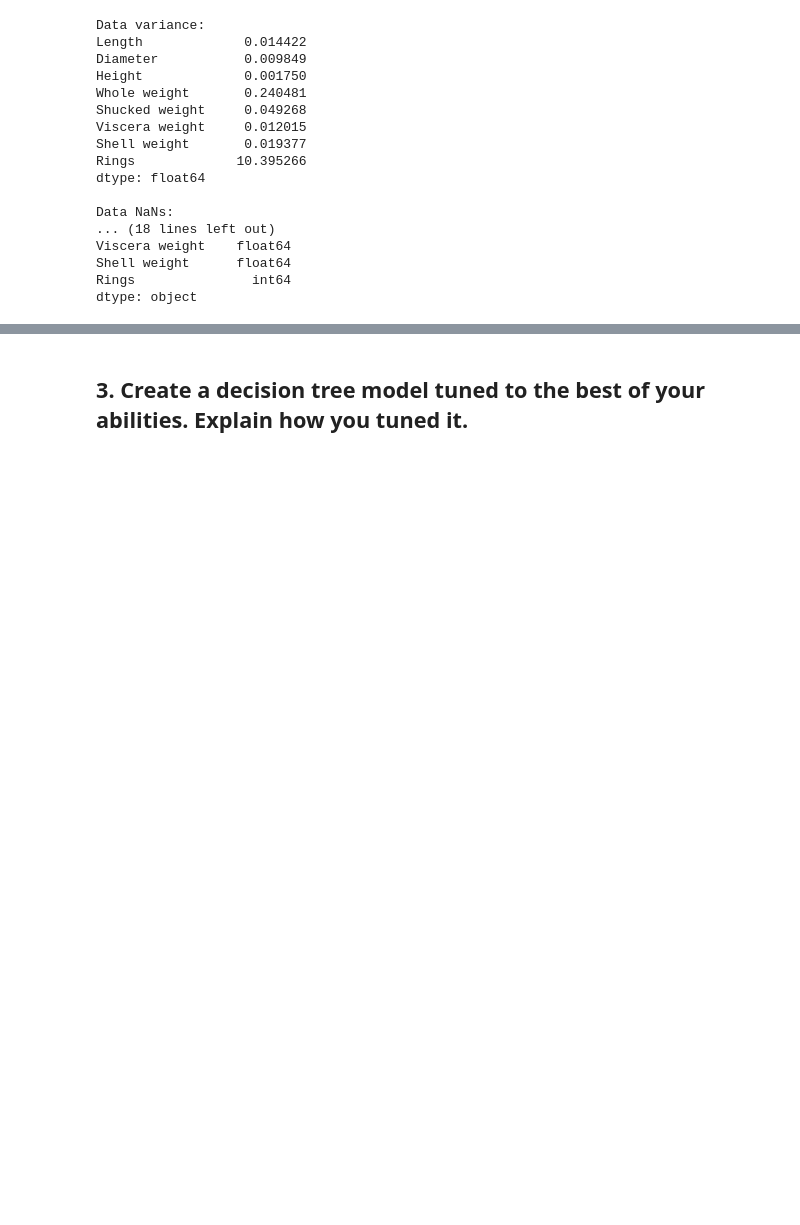
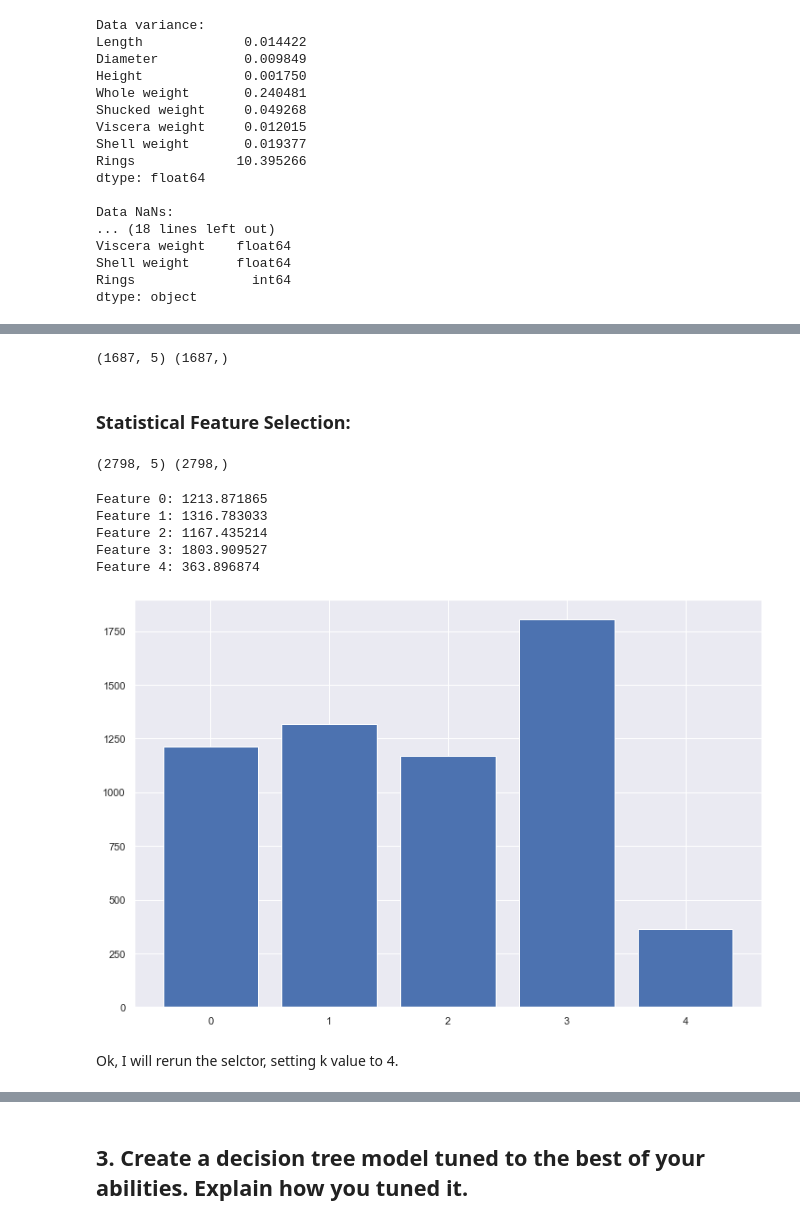
Before and after one commit to N-J-Miller/Week_17, a Jupyter notebook: Week_17_Homework.ipynb, the cells around one changed output, grey strips where cells are left out. Drawn from its saved outputs; the diff is of its cells as text; code cells hidden in the pictures; blank space fills up the shorter version.

```diff
--- a/Week_17_Homework.ipynb
+++ b/Week_17_Homework.ipynb
@@ -191,0 +254,3 @@ Obviously the many weight columns have strong multicolinnearity. I will have to
+# %%
+abalone6 = abalone.drop(['Whole weight', 'Viscera weight', 'Shucked weight'],axis=1)
+abalone6
@@ -191,0 +352,52 @@ Obviously the many weight columns have strong multicolinnearity. I will have to
+# %%
+# Split my new dataframe into training and test sets:
+# prepare my X and y:
+X_t = abalone_t.drop('Age in years',axis=1).values
+y_t= abalone_t['Age in years'].values
+
+# Split into training and test sets:
+X_train_t, X_test_t, y_train_t, y_test_t = train_test_split(X_t, y_t, test_size = 0.33, random_state=42)
+# Examine shape of the training dataset:
+print(X_train_t.shape, y_train_t.shape)
+# %% [output]
+(1687, 5) (1687,)
+# %% [markdown]
+### Statistical Feature Selection:
+# %%
+# Split my whole dataset into training and test sets:
+# prepare my X and y:
+X_w = abalone6.drop('Age in years',axis=1).values
+y_w= abalone6['Age in years'].values
+
+# Split into training and test sets:
+X_train_w, X_test_w, y_train_w, y_test_w = train_test_split(X_w, y_w, test_size = 0.33, random_state=42)
+# Examine shape of the training dataset:
+print(X_train_w.shape, y_train_w.shape)
+# %% [output]
+(2798, 5) (2798,)
+# %%
+# For Whole Dataset:
+#Instantiate my feature selector:
+fsw = SelectKBest(score_func=f_regression, k=4)
+# Fit training data
+fsw.fit(X_train_w,y_train_w)
+# transform train input data
+X_train_fsw = fsw.transform(X_train_w)
+#transform test input data
+X_test_fsw = fsw.transform(X_test_w)
+# %%
+# what are scores for the features
+for i in range(len(fsw.scores_)):
+	print('Feature %d: %f' % (i, fsw.scores_[i]))
+# plot the scores
+plt.bar([i for i in range(len(fsw.scores_))], fsw.scores_)
+plt.show()
+# %% [output]
+Feature 0: 1213.871865
+Feature 1: 1316.783033
+Feature 2: 1167.435214
+Feature 3: 1803.909527
+Feature 4: 363.896874
+[figure, added]
+# %% [markdown]
+Ok, I will rerun the selctor, setting k value to 4.
```
Also changed, not shown: parts of 42 cells of this notebook.
